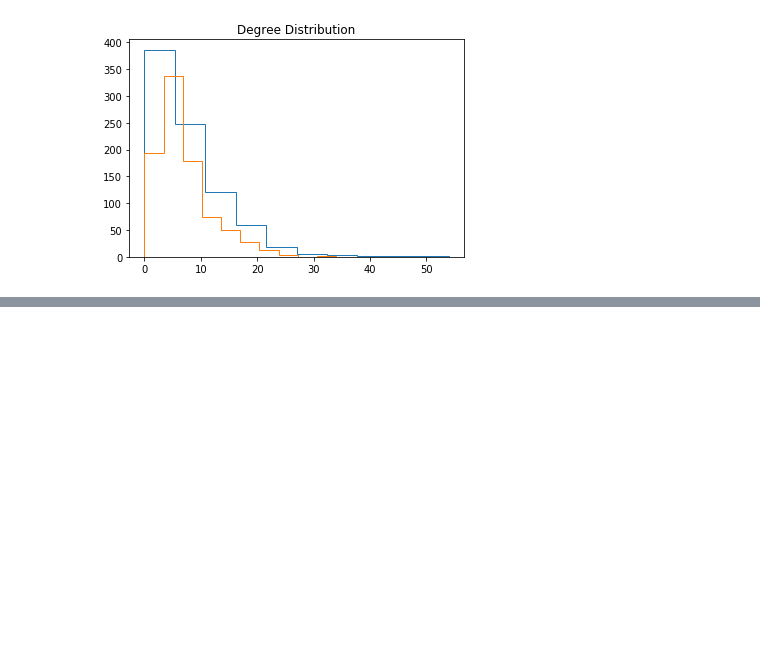
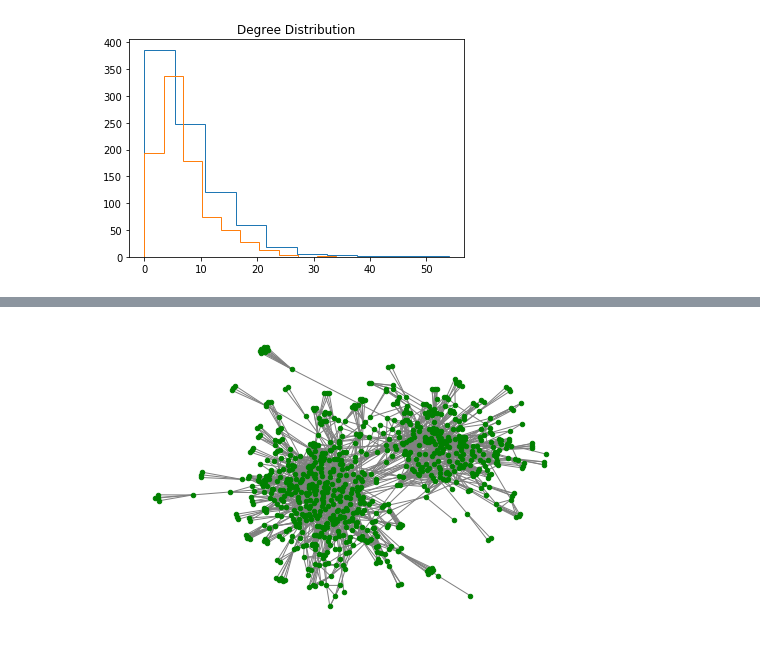
Before and after one commit to udaytak/Edx_PythonForResearch, a Jupyter notebook: 4_31. Case Study - Social Network Analysis.ipynb, the cells around one changed output, grey strips where cells are left out. Cells and saved outputs as stored; diff of their text form; code cells hidden in the pictures; blank space fills up the shorter version.

```diff
--- a/4_31. Case Study - Social Network Analysis.ipynb
+++ b/4_31. Case Study - Social Network Analysis.ipynb
@@ -405,0 +493,7 @@ plt.show()
+# %%
+plt.figure()
+nx.draw(G2_LCC, node_color = "green", edge_color = "gray", node_size = 20)
+plt.savefig('networks_info_village_2.pdf')
+plt.show()
+# %% [output]
+[figure, added]
```
Also changed, not shown: parts of 22 cells of this notebook, 2 other files.
